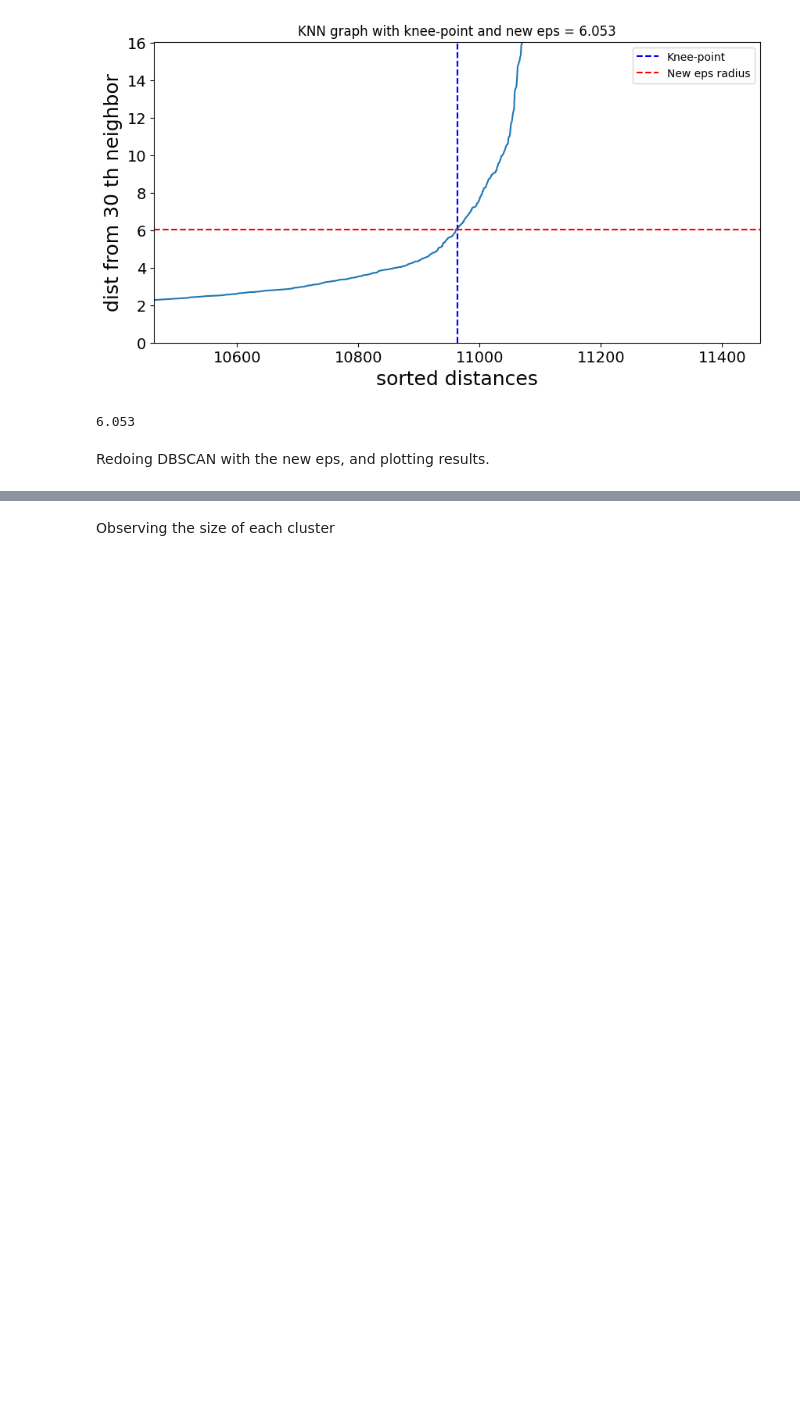
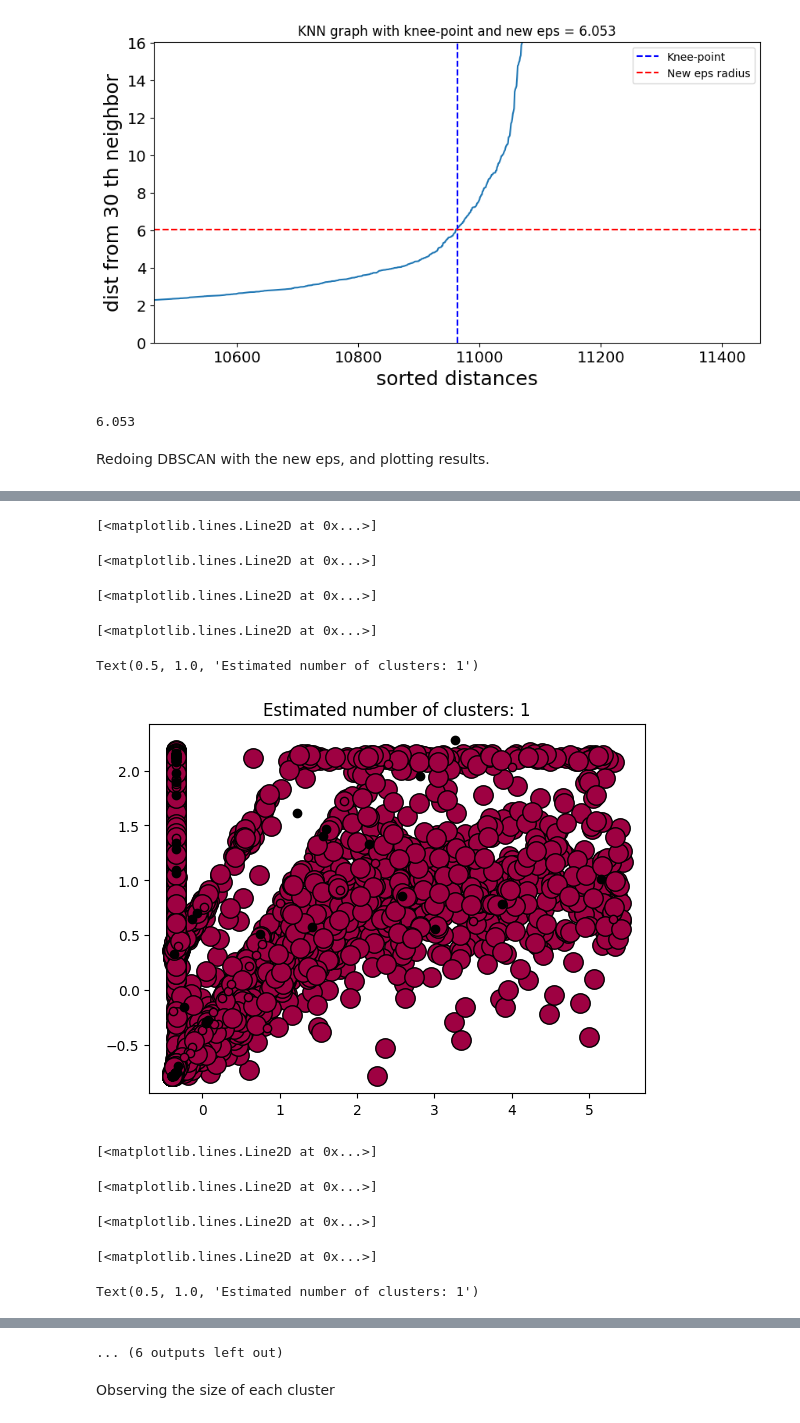
Before and after one commit to The-seven-dwarfs/DataMining-Group7, a Jupyter notebook: 2.2-DBSCAN_clustering.ipynb, the cells around one changed output, grey strips where cells are left out. Saved outputs shown, nothing was run; the diff lists cells and outputs as text; code cells hidden in the pictures; blank space fills up the shorter version.

```diff
--- a/2.2-DBSCAN_clustering.ipynb
+++ b/2.2-DBSCAN_clustering.ipynb
@@ -349,0 +456,65 @@ Output:
+# %%
+# Drawing chart
+# Black removed and is used for noise instead.
+unique_labels = set(labels)
+colors = plt.cm.Spectral(np.linspace(0, 1, len(unique_labels)))
+for k, col in zip(unique_labels, colors):
+    if k == -1:
+        # Black used for noise.
+        col = 'k'
+
+    class_member_mask = (labels == k)
+
+    xy = transform_result[class_member_mask & core_samples_mask]
+    plt.plot(xy[:, 0], xy[:, 1], 'o', markerfacecolor=col,
+             markeredgecolor='k', markersize=14)
+
+    xy = transform_result[class_member_mask & ~core_samples_mask]
+    plt.plot(xy[:, 0], xy[:, 1], 'o', markerfacecolor=col,
+             markeredgecolor='k', markersize=6)
+
+plt.title('Estimated number of clusters: %d' % n_clusters_)
+plt.show()
+
+# Drawing chart
+# Black removed and is used for noise instead.
+unique_labels = set(labels)
+colors = plt.cm.Spectral(np.linspace(0, 1, len(unique_labels)))
+for k, col in zip(unique_labels, colors):
+    if k == -1:
+        # Black used for noise.
+        col = 'k'
+
+    class_member_mask = (labels == k)
+
+    xy = transform_result[class_member_mask & core_samples_mask]
+    plt.plot(xy[:, 0], xy[:, 1], 'o', markerfacecolor=col,
+             markeredgecolor='k', markersize=14)
+
+    xy = transform_result[class_member_mask & ~core_samples_mask]
+    plt.plot(xy[:, 0], xy[:, 1], 'o', markerfacecolor=col,
+             markeredgecolor='k', markersize=6)
+
+plt.title('Estimated number of clusters: %d' % n_clusters_)
+plt.show()
+
+clusters_id, clusters_sizes
+
+_, ax = plt.subplots()
+
+ax.set_title("")
+ax.set_ylabel("Size of clusters")
+ax.bar(x=clusters_id, height=clusters_sizes, width=0.1, log=True)#
+ax.set_xlabel(clusters_id)
+# %% [output]
+[<matplotlib.lines.Line2D at 0x...>]
+[<matplotlib.lines.Line2D at 0x...>]
+[<matplotlib.lines.Line2D at 0x...>]
+[<matplotlib.lines.Line2D at 0x...>]
+Text(0.5, 1.0, 'Estimated number of clusters: 1')
+[figure, added]
+[<matplotlib.lines.Line2D at 0x...>]
+[<matplotlib.lines.Line2D at 0x...>]
+[<matplotlib.lines.Line2D at 0x...>]
+[<matplotlib.lines.Line2D at 0x...>]
+Text(0.5, 1.0, 'Estimated number of clusters: 1')
@@ -350,2 +522,3 @@ Output:
+... (6 outputs left out)
 # %% [markdown]
 Observing the size of each cluster
```
Also changed, not shown: parts of 21 cells of this notebook, 2 other files.
